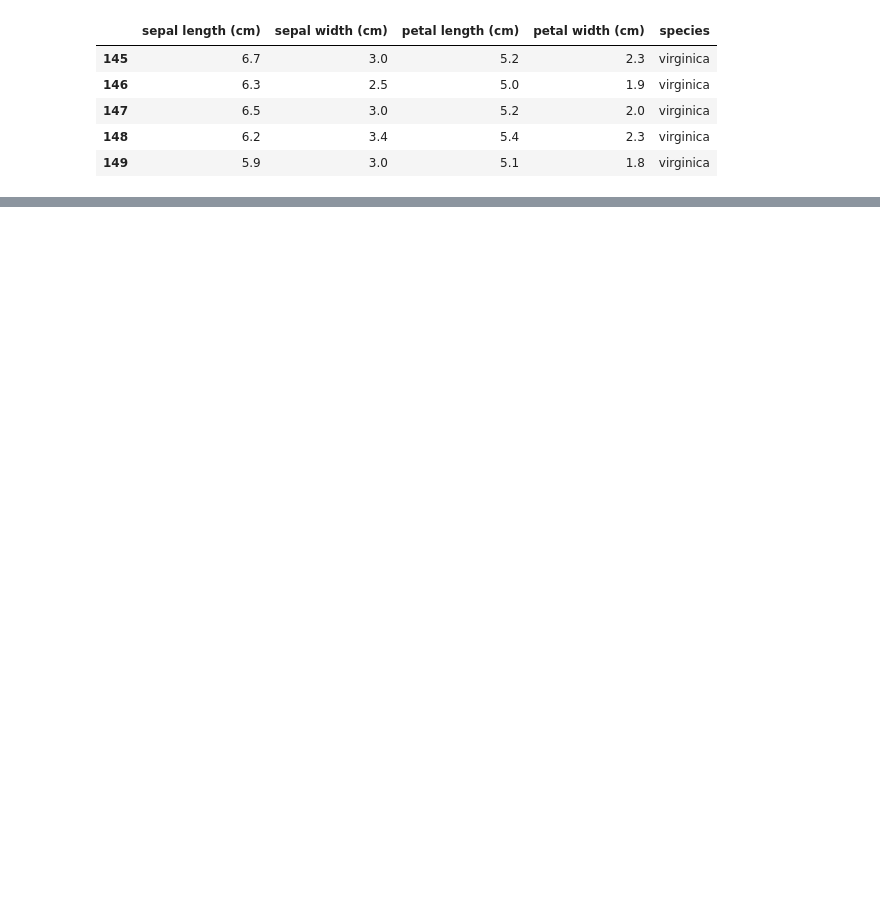
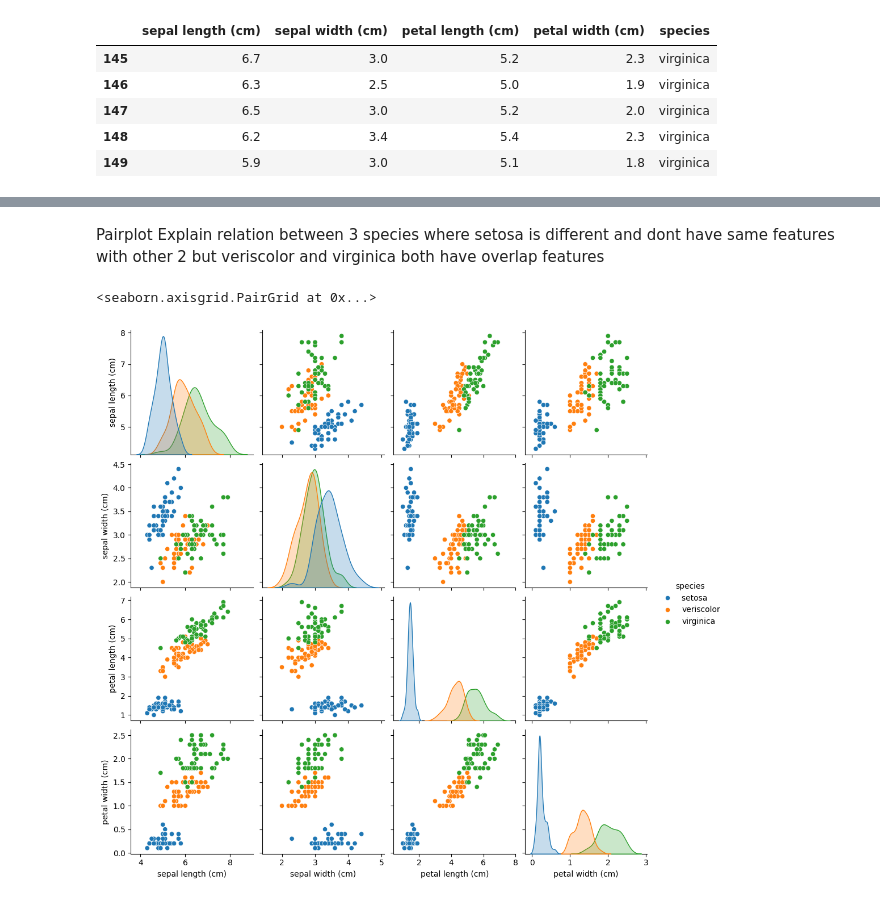
Before and after one commit to Thesushmit/Iris-Flower-Classification-, a Jupyter notebook: main.ipynb, the cells around one changed output, grey strips where cells are left out. Saved outputs shown, nothing was run; the diff lists cells and outputs as text; code cells hidden in the pictures; blank space fills up the shorter version.

Commit message:
visuals of data

```diff
--- a/main.ipynb
+++ b/main.ipynb
@@ -31,0 +53,7 @@ df.tail()
+# %% [markdown]
+Pairplot Explain relation between 3 species where setosa is different and dont have same features  with other 2 but veriscolor and virginica both have overlap features
+# %%
+sns.pairplot(df , hue='species')
+# %% [output]
+<seaborn.axisgrid.PairGrid at 0x...>
+[figure, added]
```
Also changed, not shown: parts of 3 cells of this notebook.
